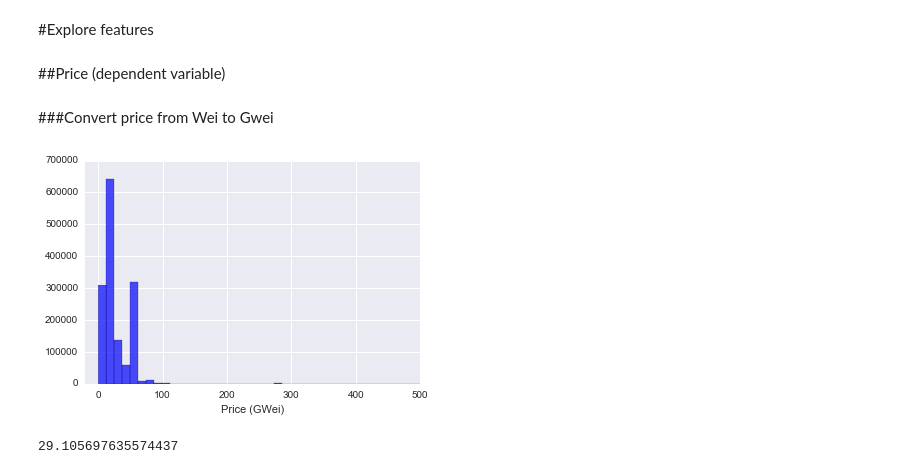
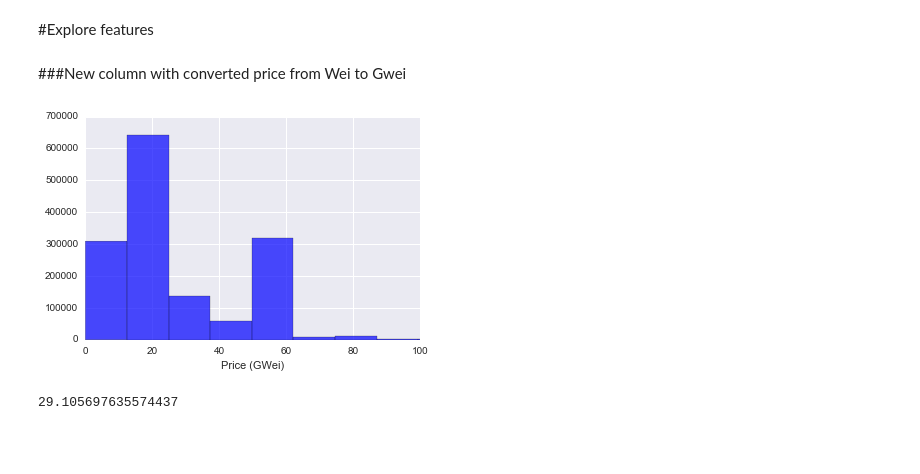
Before and after one commit to NunoEdgarGFlowHub/ethereum_blockchain, a Jupyter notebook: notebooks/EDA3.ipynb, the cells around one changed output. Saved outputs shown, nothing was run; the diff lists cells and outputs as text; code cells hidden in the pictures; blank space fills up the shorter version.

```diff
--- a/notebooks/EDA3.ipynb
+++ b/notebooks/EDA3.ipynb
@@ -257,19 +243,17 @@ memory usage: 250.8+ MB
 - amount_binary
 # %% [markdown]
 #Explore features
-# %% [markdown]
-##Price (dependent variable)
 # %% [markdown]
-###Convert price from Wei to Gwei
+###New column with converted price from Wei to Gwei
 # %%
 df['price_gwei'] = df['price'].values / 1000000000
 # %%
 plt.hist(df['price_gwei'], bins=3000, color='b', alpha=0.7)
-plt.xlim(-20,500)
+plt.xlim(0,100)
 plt.xlabel('Price (GWei)')
 plt.show()
 # %% [output]
-[figure, old version]
+[figure, new version]
 # %%
 np.mean(df['price_gwei'].values)
 # %% [output]
```
Also changed, not shown: parts of 38 cells of this notebook, 7 other files.
